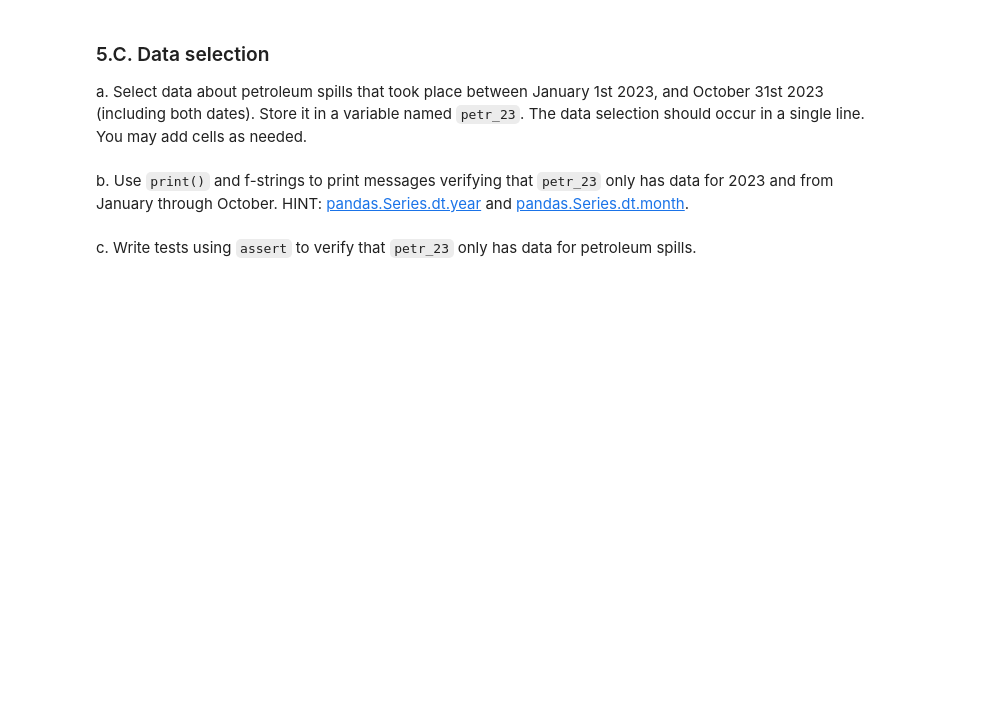
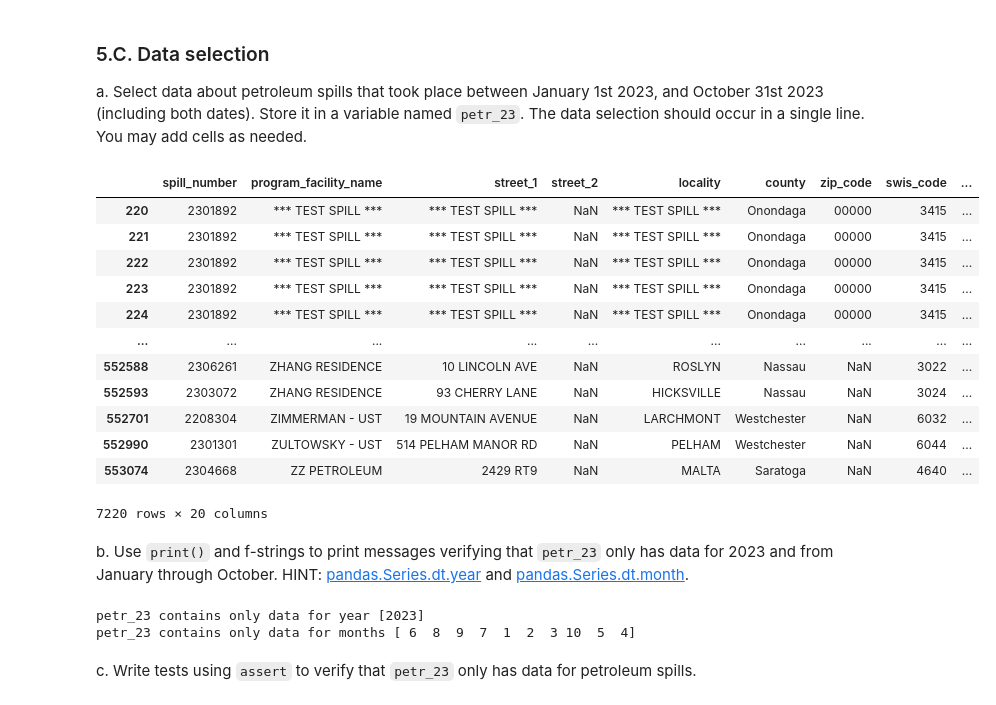
Before and after one commit to marinakochuten/eds220-hwk3, a Jupyter notebook: hwk3-task2-oil-spills.ipynb, the cells around one changed output. Drawn from its saved outputs; the diff is of its cells as text; code cells hidden in the pictures; blank space fills up the shorter version.

Commit message:
Prepare spills data

```diff
--- a/hwk3-task2-oil-spills.ipynb
+++ b/hwk3-task2-oil-spills.ipynb
@@ -71,3 +72,10 @@ If you are using file paths to access the data, these should be constructed usin
+# %%
+# Import data
+fp_spills = os.path.join('data', 'spills.csv')
+spills = pd.read_csv(fp_spills)
+
+fp_counties = os.path.join('data', 'tl_2023_us_county', 'tl_2023_us_county.shp')
+counties = gpd.read_file("data/tl_2023_us_county/")
 # %% [markdown]
 ## 5. Prepare spills data
 
@@ -114,0 +169,7 @@ b. Update column data types as needed. If you're not sure if any data types are
+# %%
+# a. Convert column names to lower snake case
+spills.columns = (spills.columns
+                        .str.lower()
+                        .str.replace(" ", "_")
+                  )
+spills.columns
@@ -114,0 +183,4 @@ b. Update column data types as needed. If you're not sure if any data types are
+# %%
+# b. Convert spill date column to datetime
+spills.spill_date = pd.to_datetime(spills.spill_date)
+spills.dtypes
@@ -121,3 +209,21 @@ a. Select data about petroleum spills that took place between January 1st 2023,
+# %%
+# a. Select petroleum spills from 01/01/2023 to 10/31/2023
+petr_23 = spills[(spills.material_family == "Petroleum") & (spills.spill_date >= '2023-01-01') & (spills.spill_date <= '2023-10-31')]
+petr_23
+# %% [output]
+|  | spill_number | program_facility_name | street_1 | street_2 | locality | county | zip_code | swis_code | ... |
+| 220 | 2301892 | *** TEST SPILL *** | *** TEST SPILL *** | NaN | *** TEST SPILL *** | Onondaga | 00000 | 3415 | ... |
+| 221 | 2301892 | *** TEST SPILL *** | *** TEST SPILL *** | NaN | *** TEST SPILL *** | Onondaga | 00000 | 3415 | ... |
+| 222 | 2301892 | *** TEST SPILL *** | *** TEST SPILL *** | NaN | *** TEST SPILL *** | Onondaga | 00000 | 3415 | ... |
+| 223 | 2301892 | *** TEST SPILL *** | *** TEST SPILL *** | NaN | *** TEST SPILL *** | Onondaga | 00000 | 3415 | ... |
+| 224 | 2301892 | *** TEST SPILL *** | *** TEST SPILL *** | NaN | *** TEST SPILL *** | Onondaga | 00000 | 3415 | ... |
+| ... | ... | ... | ... | ... | ... | ... | ... | ... | ... |
+| 552588 | 2306261 | ZHANG RESIDENCE | 10 LINCOLN AVE | NaN | ROSLYN | Nassau | NaN | 3022 | ... |
+| 552593 | 2303072 | ZHANG RESIDENCE | 93 CHERRY LANE | NaN | HICKSVILLE | Nassau | NaN | 3024 | ... |
+| 552701 | 2208304 | ZIMMERMAN - UST | 19 MOUNTAIN AVENUE | NaN | LARCHMONT | Westchester | NaN | 6032 | ... |
+| 552990 | 2301301 | ZULTOWSKY - UST | 514 PELHAM MANOR RD | NaN | PELHAM | Westchester | NaN | 6044 | ... |
+| 553074 | 2304668 | ZZ PETROLEUM | 2429 RT9 | NaN | MALTA | Saratoga | NaN | 4640 | ... |
+7220 rows × 20 columns
 # %% [markdown]
 <!-- BEGIN QUESTION -->
 
@@ -128,3 +232,10 @@ HINT: [pandas.Series.dt.year](https://pandas.pydata.org/docs/reference/api/panda
+# %%
+# b. Verify that petr_23 only has data for 2023 from January through October
+print(f"petr_23 contains only data for year {petr_23.spill_date.dt.year.unique()}")
+print(f"petr_23 contains only data for months {petr_23.spill_date.dt.month.unique()}")
+# %% [output]
+petr_23 contains only data for year [2023]
+petr_23 contains only data for months [ 6  8  9  7  1  2  3 10  5  4]
 # %% [markdown]
 <!-- END QUESTION -->
 
```
Also changed, not shown: parts of 23 cells of this notebook.
